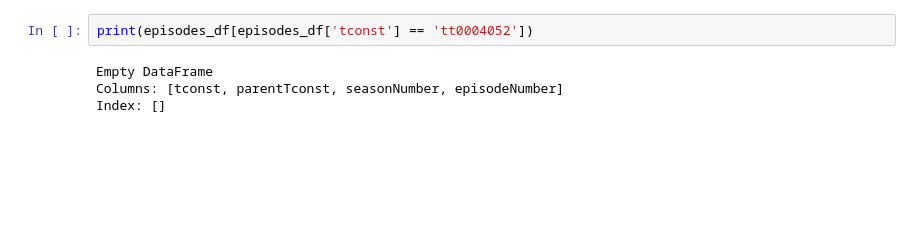
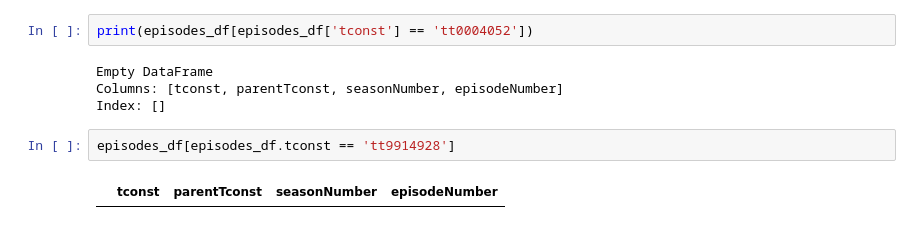
Before and after one commit to CathieLC/Wild_movie_project, a Jupyter notebook: Guillaume/episodes_G.ipynb, the cells around one changed output. Cells and saved outputs as stored; diff of their text form; blank space fills up the shorter version.

```diff
--- a/Guillaume/episodes_G.ipynb
+++ b/Guillaume/episodes_G.ipynb
@@ -39,3 +39,7 @@ print(episodes_df[episodes_df['tconst'] == 'tt0004052'])
 Empty DataFrame
 Columns: [tconst, parentTconst, seasonNumber, episodeNumber]
 Index: []
+# %%
+episodes_df[episodes_df.tconst == 'tt9914928']
+# %% [output]
+|  | tconst | parentTconst | seasonNumber | episodeNumber |
```
Also changed, not shown: parts of 1 cell of this notebook, 1 other file.
